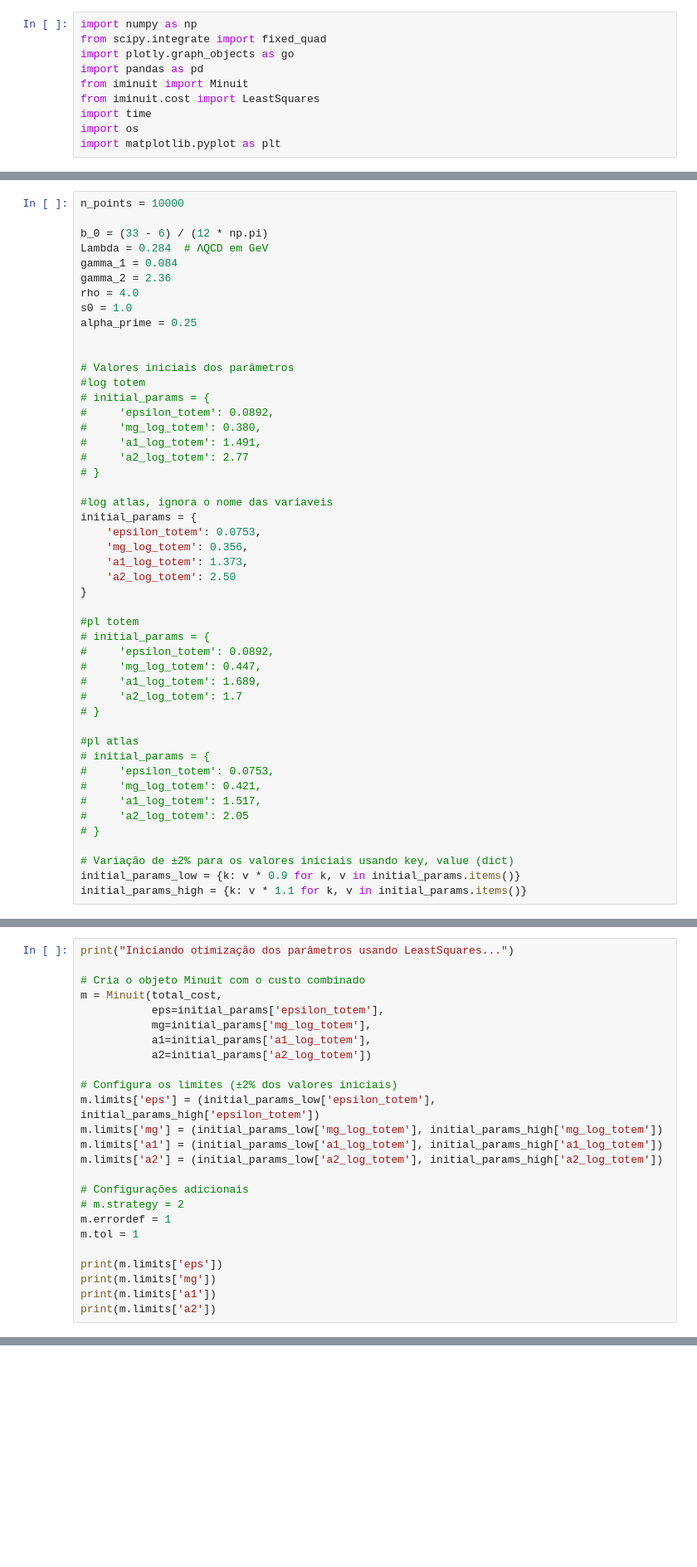
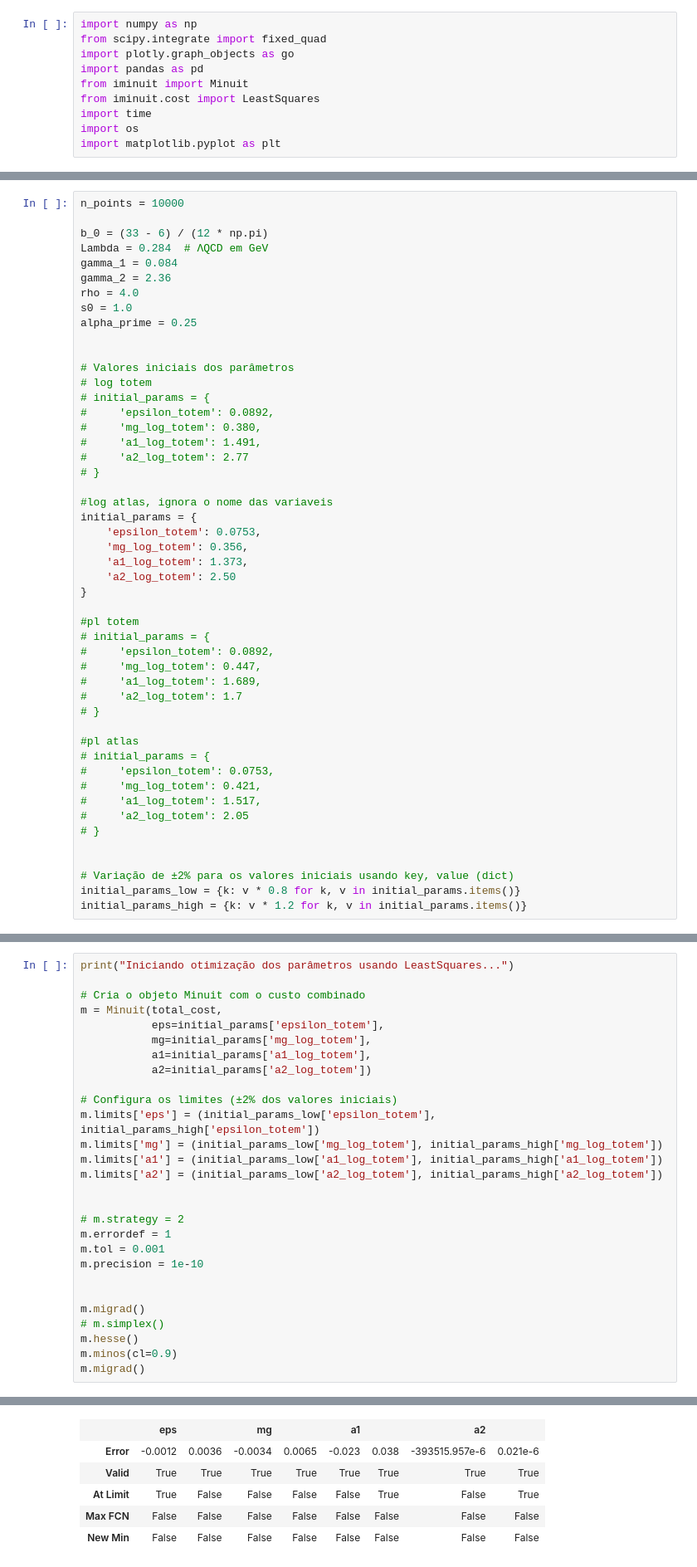
Before and after one commit to HEP-Physics-UFRGS/Two-Gluon-Exchange, a Jupyter notebook: scripts/iminuit/check_overfitting.ipynb, the cells around one changed output, grey strips where cells are left out. Shown: that part at 83% size. Drawn from its saved outputs; the diff is of its cells as text; blank space fills up the shorter version.

```diff
--- a/scripts/iminuit/check_overfitting.ipynb
+++ b/scripts/iminuit/check_overfitting.ipynb
@@ -60,7 +62,7 @@ alpha_prime = 0.25
 
 
 # Valores iniciais dos parâmetros
-#log totem
+# log totem
 # initial_params = {
 #     'epsilon_totem': 0.0892,
 #     'mg_log_totem': 0.380,
@@ -92,9 +94,10 @@ initial_params = {
 #     'a2_log_totem': 2.05
 # }
 
+
 # Variação de ±2% para os valores iniciais usando key, value (dict)
-initial_params_low = {k: v * 0.9 for k, v in initial_params.items()}
-initial_params_high = {k: v * 1.1 for k, v in initial_params.items()}
+initial_params_low = {k: v * 0.8 for k, v in initial_params.items()}
+initial_params_high = {k: v * 1.2 for k, v in initial_params.items()}
 # %%
 def m2_log(q2, mg):
 
@@ -225,14 +228,17 @@ m.limits['mg'] = (initial_params_low['mg_log_totem'], initial_params_high['mg_lo
 m.limits['a1'] = (initial_params_low['a1_log_totem'], initial_params_high['a1_log_totem'])
 m.limits['a2'] = (initial_params_low['a2_log_totem'], initial_params_high['a2_log_totem'])
 
-# Configurações adicionais
+
 # m.strategy = 2
 m.errordef = 1
-m.tol = 1
+m.tol = 0.001
+m.precision = 1e-10
 
-print(m.limits['eps'])
-print(m.limits['mg'])
-print(m.limits['a1'])
-print(m.limits['a2'])
+
+m.migrad()
+# m.simplex()
+m.hesse()
+m.minos(cl=0.9)
+m.migrad()
 # %% [output]
 Iniciando otimização dos parâmetros usando LeastSquares...
@@ -242,0 +256,6 @@ Iniciando otimização dos parâmetros usando LeastSquares...
+|  | eps |  | mg |  | a1 |  | a2 |  |
+| Error | -0.0012 | 0.0036 | -0.0034 | 0.0065 | -0.023 | 0.038 | -393515.957e-6 | 0.021e-6 |
+| Valid | True | True | True | True | True | True | True | True |
+| At Limit | True | False | False | False | False | True | False | True |
+| Max FCN | False | False | False | False | False | False | False | False |
+| New Min | False | False | False | False | False | False | False | False |
```
Also changed, not shown: parts of 7 cells of this notebook, 13 other files.
